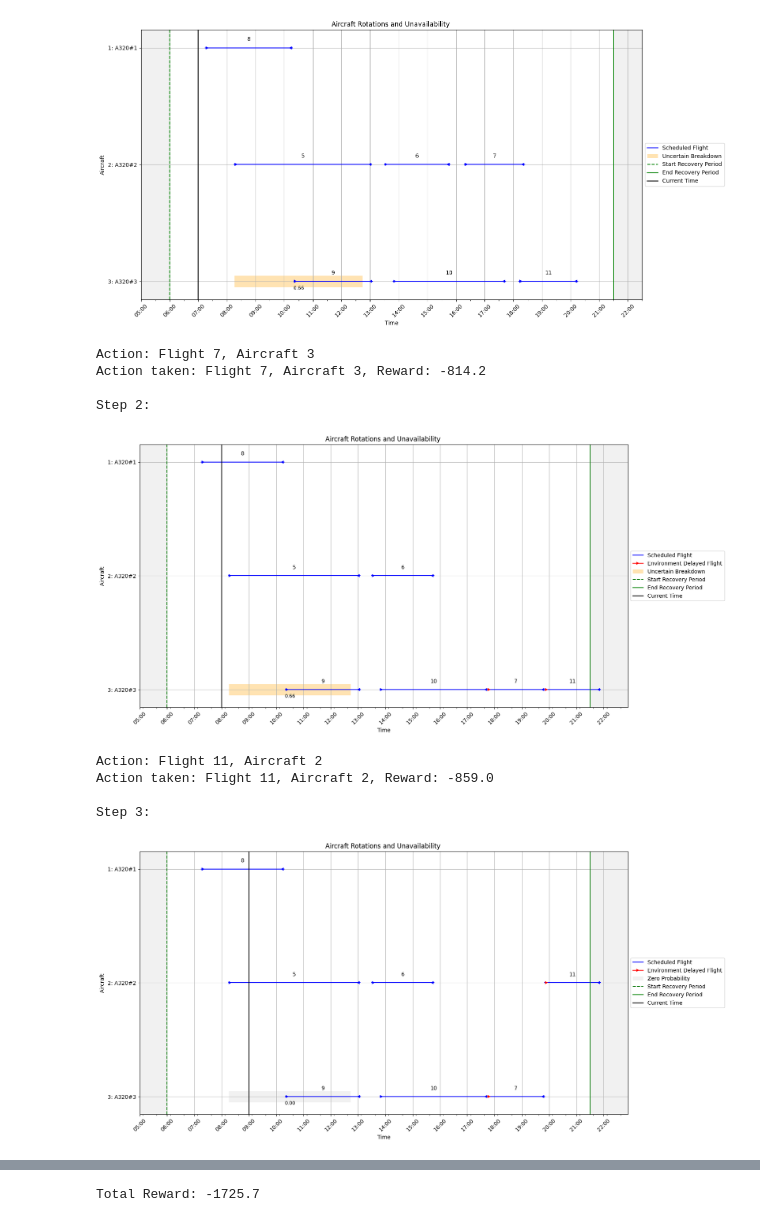
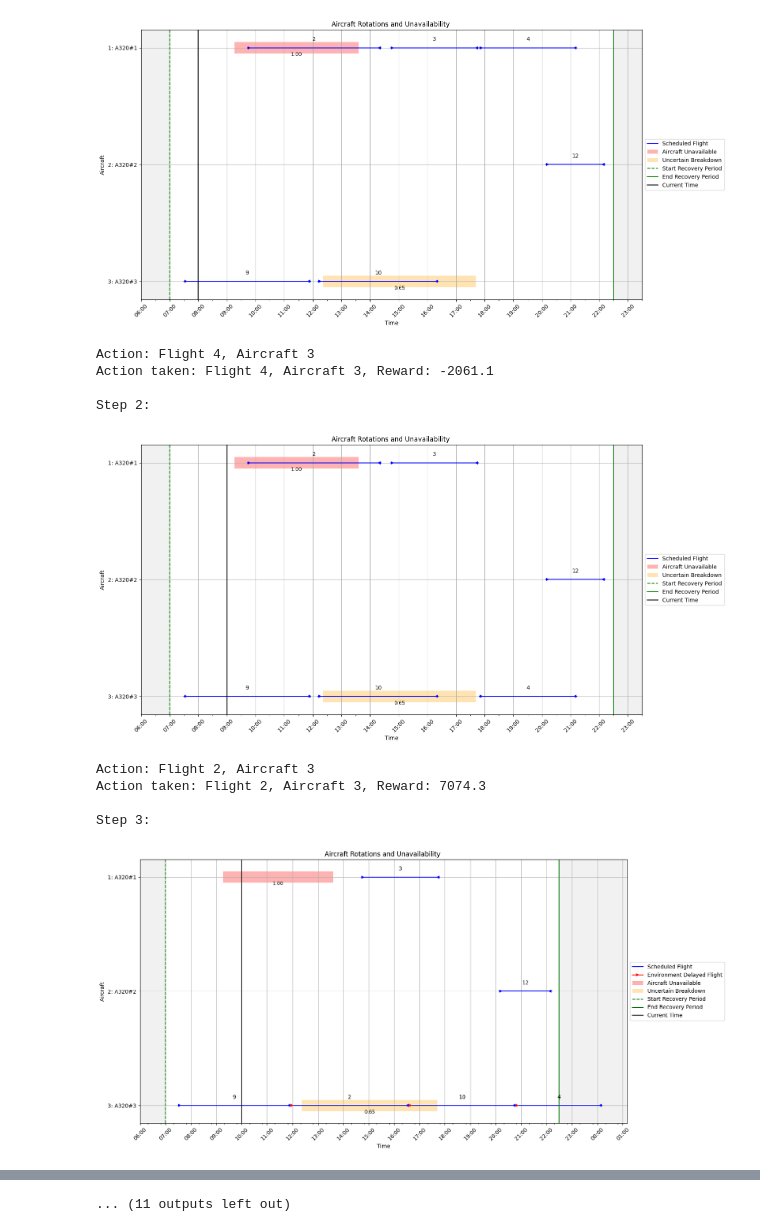
Before and after one commit to PieterBecking/Boeing-ADM-DRL-Github, a Jupyter notebook: notebooks/inference_random.ipynb, the cells around one changed output, grey strips where cells are left out. Drawn from its saved outputs; the diff is of its cells as text; code cells hidden in the pictures.

Commit message:
steady dataset creation == good

```diff
--- a/notebooks/inference_random.ipynb
+++ b/notebooks/inference_random.ipynb
@@ -154,7 +154,7 @@ def run_random_agent(scenario_folder):
 
 
 
-SCENARIO_FOLDER = "../data/Training/3ac-10-uncertain-high/Scenario_02"
+SCENARIO_FOLDER = "../data/Training/3ac-1000-steady/Scenario_02"
 
 # Verify folder exists
 if not os.path.exists(SCENARIO_FOLDER):
@@ -179,13 +179,13 @@ Action taken: Flight 8, Aircraft 1, Reward: -52.5
 
 Step 1:
-[figure, old version]
+[figure, new version]
-Action: Flight 7, Aircraft 3
-Action taken: Flight 7, Aircraft 3, Reward: -814.2
+Action: Flight 4, Aircraft 3
+Action taken: Flight 4, Aircraft 3, Reward: -2061.1
 
 Step 2:
-[figure, old version]
+[figure, new version]
-Action: Flight 11, Aircraft 2
-Action taken: Flight 11, Aircraft 2, Reward: -859.0
+Action: Flight 2, Aircraft 3
+Action taken: Flight 2, Aircraft 3, Reward: 7074.3
 
 Step 3:
-[figure, old version]
+[figure, new version]
@@ -200 +202 @@ Action taken: Flight 9, Aircraft 3, Reward: 0
-Total Reward: -1725.7
+... (11 outputs left out)
```
Also changed, not shown: parts of 1 cell of this notebook, 7 other files.
